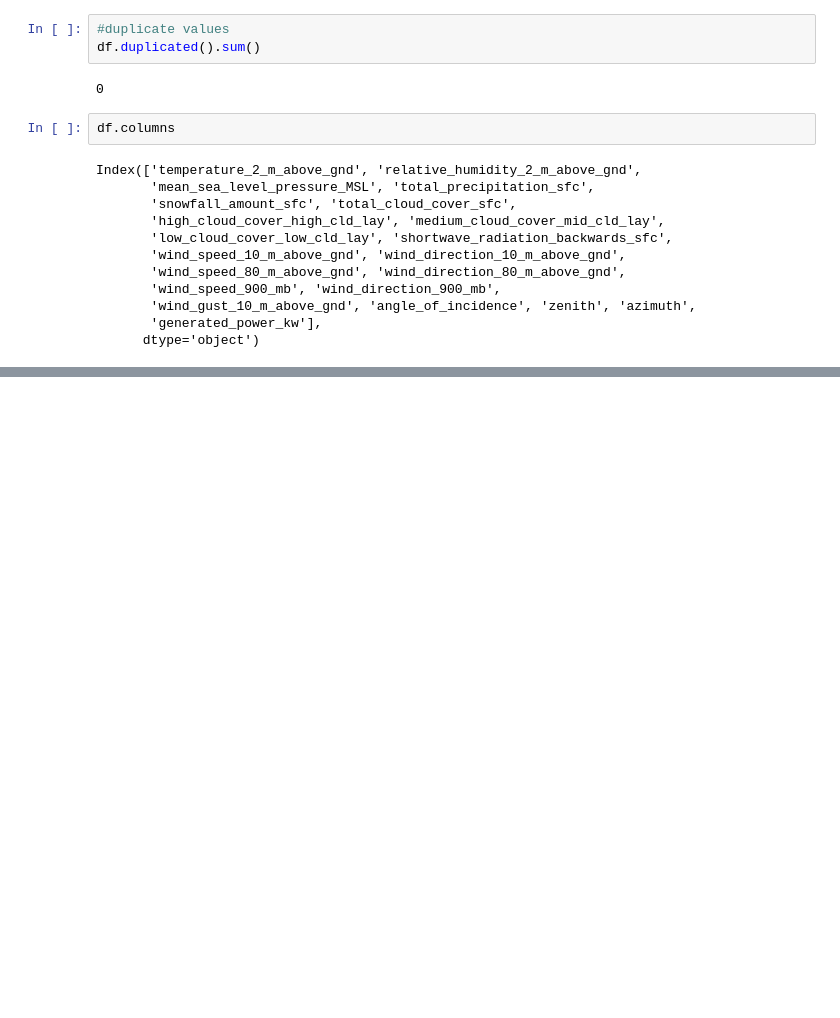
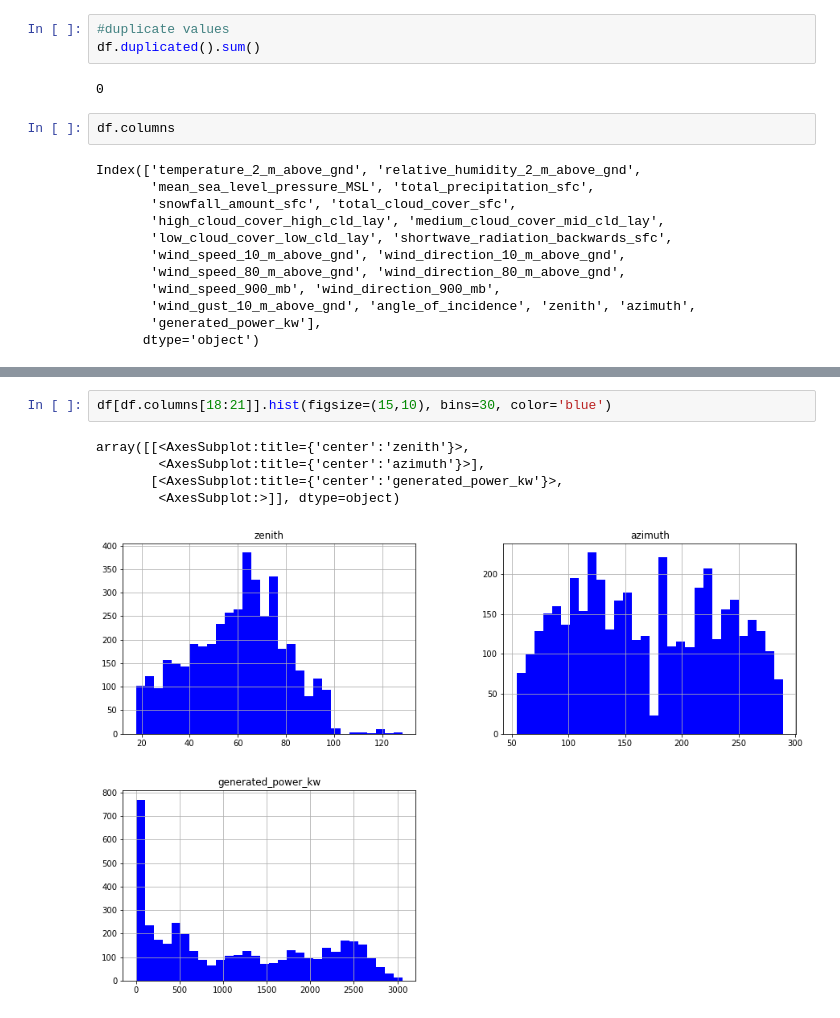
Before and after one commit to tejuvidiyala/week1, a Jupyter notebook: solarpower.ipynb, the cells around one changed output, grey strips where cells are left out. Saved outputs shown, nothing was run; the diff lists cells and outputs as text; blank space fills up the shorter version.

```diff
--- a/solarpower.ipynb
+++ b/solarpower.ipynb
@@ -126,0 +147,8 @@ plt.show()
+# %%
+df[df.columns[18:21]].hist(figsize=(15,10), bins=30, color='blue')
+# %% [output]
+array([[<AxesSubplot:title={'center':'zenith'}>,
+        <AxesSubplot:title={'center':'azimuth'}>],
+       [<AxesSubplot:title={'center':'generated_power_kw'}>,
+        <AxesSubplot:>]], dtype=object)
+[figure, added]
```
Also changed, not shown: parts of 10 cells of this notebook.
